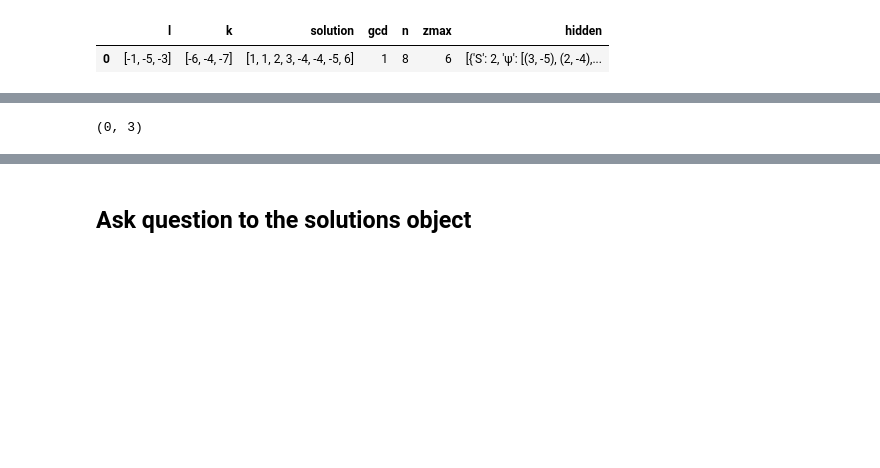
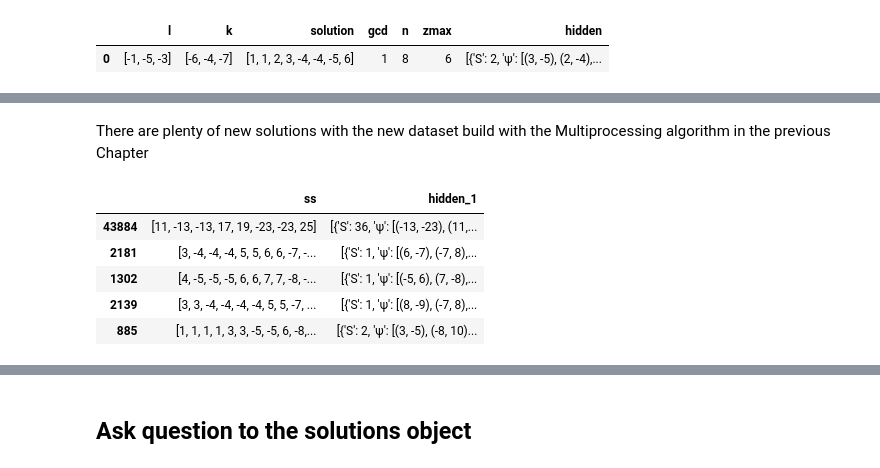
Before and after one commit to restrepo/Advanced_Computation, a Jupyter notebook: Data_Analysis.ipynb, the cells around one changed output, grey strips where cells are left out. Saved outputs shown, nothing was run; the diff lists cells and outputs as text; code cells hidden in the pictures; blank space fills up the shorter version.

```diff
--- a/Data_Analysis.ipynb
+++ b/Data_Analysis.ipynb
@@ -498,2 +211,0 @@ hs.shape
-# %%
-hs2['hidden']=hs2['hidden'].apply(lambda d: [d])
@@ -518,9 +223,20 @@ pd.set_option('display.max_colwidth',200)
 # %%
 tmp=hs2[['ss','hidden']].merge(hs[['ss','hidden']],on='ss',how='left',suffixes=('_1','_2'))
 # %%
-tmp[tmp['hidden_2'].apply(lambda x: False if isinstance(x,list) else True )].shape #167
+tmp=tmp[tmp['hidden_2'].apply(lambda x: False if isinstance(x,list) else True )].reset_index(drop=True)
-# %% [output]
-(0, 3)
+# %%
+tmp['zmax']=tmp['ss'].apply(eval).str[-1].abs()
+tmp['n']=tmp['ss'].apply(eval).apply(len)
+# %%
+tmp=tmp.sort_values(['n','zmax'])
+# %% [markdown]
+There are plenty of new solutions with the new dataset build with the Multiprocessing algorithm in the previous Chapter
 # %%
-print( tmp[tmp['hidden_2'].apply(lambda x: False if isinstance(x,list) else True )][:50][["ss",'hidden_1']
-].to_json(orient='records',lines=True).replace('\\u03c8','psi').replace('_1','').replace('ss','solution'))
+tmp[tmp['hidden_2'].apply(lambda x: False if isinstance(x,list) else True )][:5][["ss",'hidden_1']]
+# %% [output]
+|  | ss | hidden_1 |
+| 43884 | [11, -13, -13, 17, 19, -23, -23, 25] | [{'S': 36, 'ψ': [(-13, -23), (11,... |
+| 2181 | [3, -4, -4, -4, 5, 5, 6, 6, -7, -... | [{'S': 1, 'ψ': [(6, -7), (-7, 8),... |
+| 1302 | [4, -5, -5, -5, 6, 6, 7, 7, -8, -... | [{'S': 1, 'ψ': [(-5, 6), (7, -8),... |
+| 2139 | [3, 3, -4, -4, -4, -4, 5, 5, -7, ... | [{'S': 1, 'ψ': [(8, -9), (-7, 8),... |
+| 885 | [1, 1, 1, 1, 3, 3, -5, -5, 6, -8,... | [{'S': 2, 'ψ': [(3, -5), (-8, 10)... |
```
Also changed, not shown: parts of 46 cells of this notebook, 1 other file.
